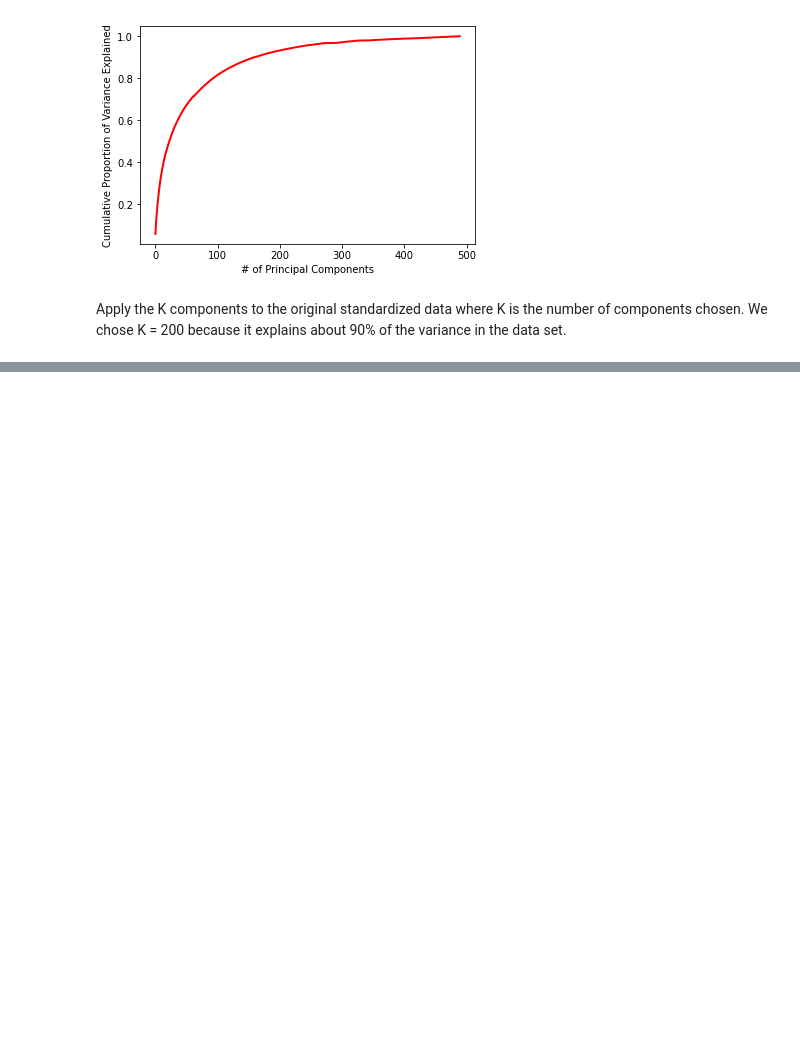
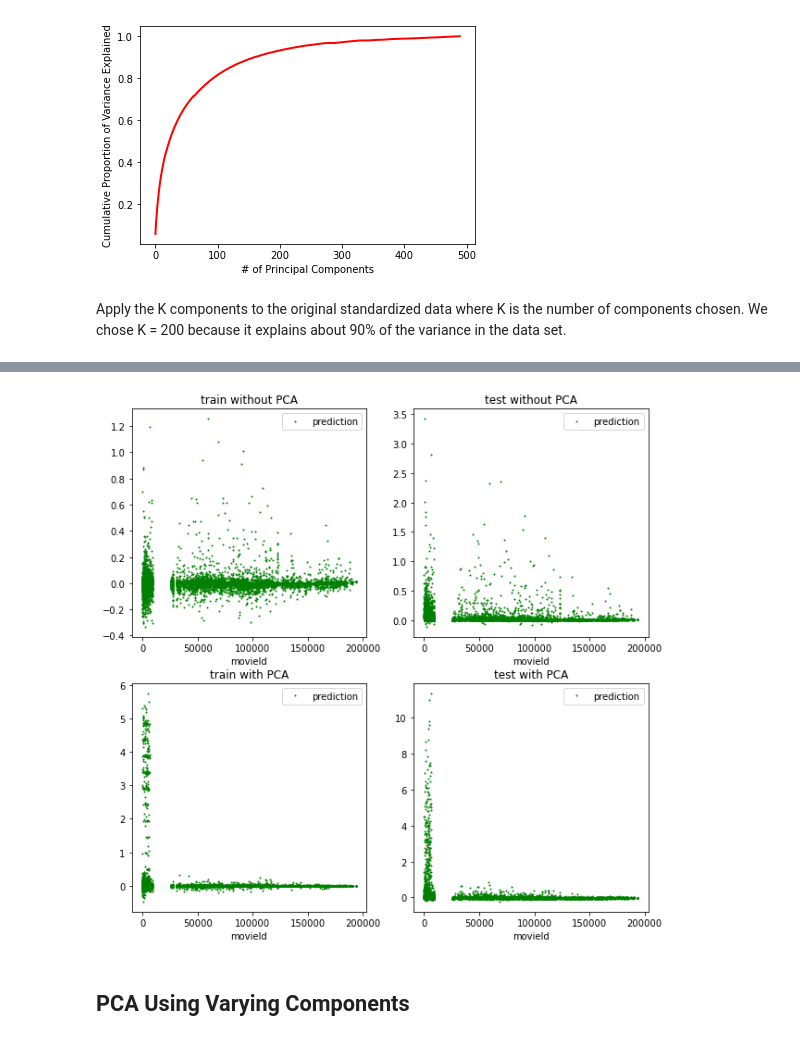
Before and after one commit to erikchomez/CS179FinalProject, a Jupyter notebook: PCA_Recommender_System.ipynb, the cells around one changed output, grey strips where cells are left out. Cells and saved outputs as stored; diff of their text form; code cells hidden in the pictures; blank space fills up the shorter version.

```diff
--- a/PCA_Recommender_System.ipynb
+++ b/PCA_Recommender_System.ipynb
@@ -189,12 +215,0 @@ eigen_values, eigen_vectors = np.linalg.eig(cov_matrix)
-# %%
-var_explained = []
-
-for i in eigen_values:
-    var_explained.append((i/sum(eigen_values)))
-
-
-plt.plot(range(1,121), var_explained, lw=3)
-plt.ylabel('Proportion of Variance Explained')
-plt.xlabel('# of Principal Components')
-
-plt.show()
@@ -263,0 +257,15 @@ pred_rated.head()
+# %%
+df_list = [train_p, test_p, train_pca_p, test_pca_p]
+titles = ['train without PCA', 'test without PCA', 'train with PCA', 'test with PCA']
+fig, axs = plt.subplots(2, 2,figsize=(10,10))
+index = 0
+for i in range(2):
+    for j in range(2):
+        df_list[index].plot(ax=axs[j,i], x='movieId', y='prediction', style='o', markersize=1, c='g')
+        axs[i,j].set_title(titles[index])
+        index += 1
+#axs[0,0].train_pca_p.plot(x='movieId', y='prediction', style='o', markersize=1)
+# %% [output]
+[figure, added]
+# %% [markdown]
+## PCA Using Varying Components
```
Also changed, not shown: parts of 51 cells of this notebook, 1 other file.
